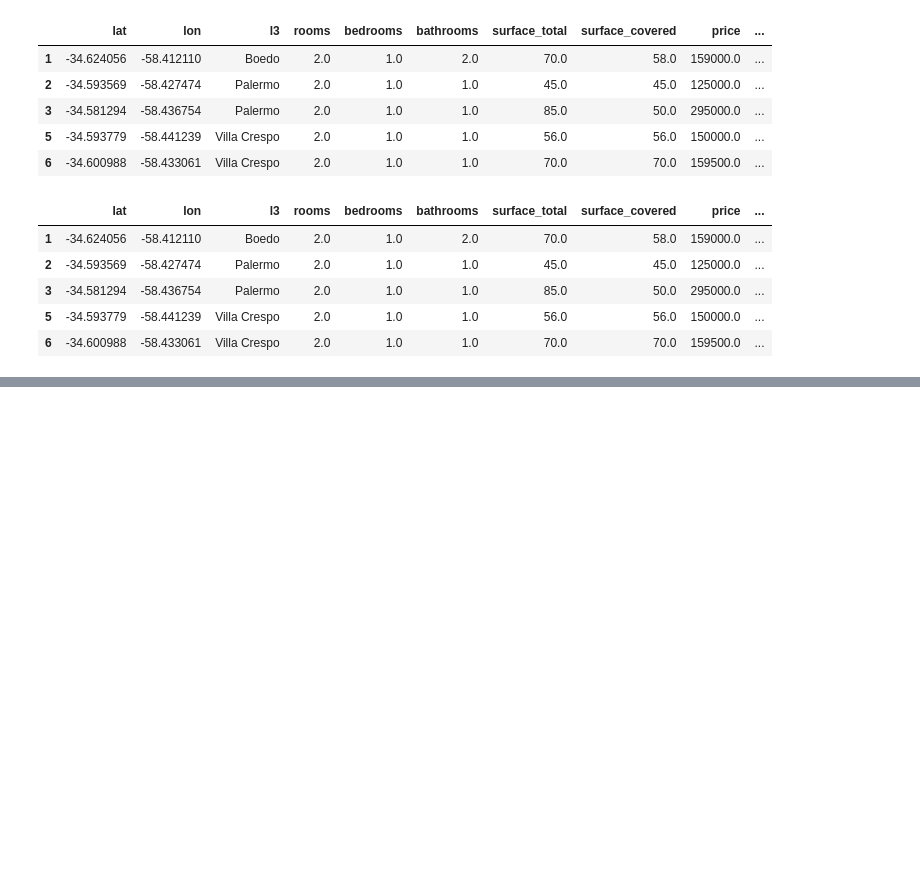
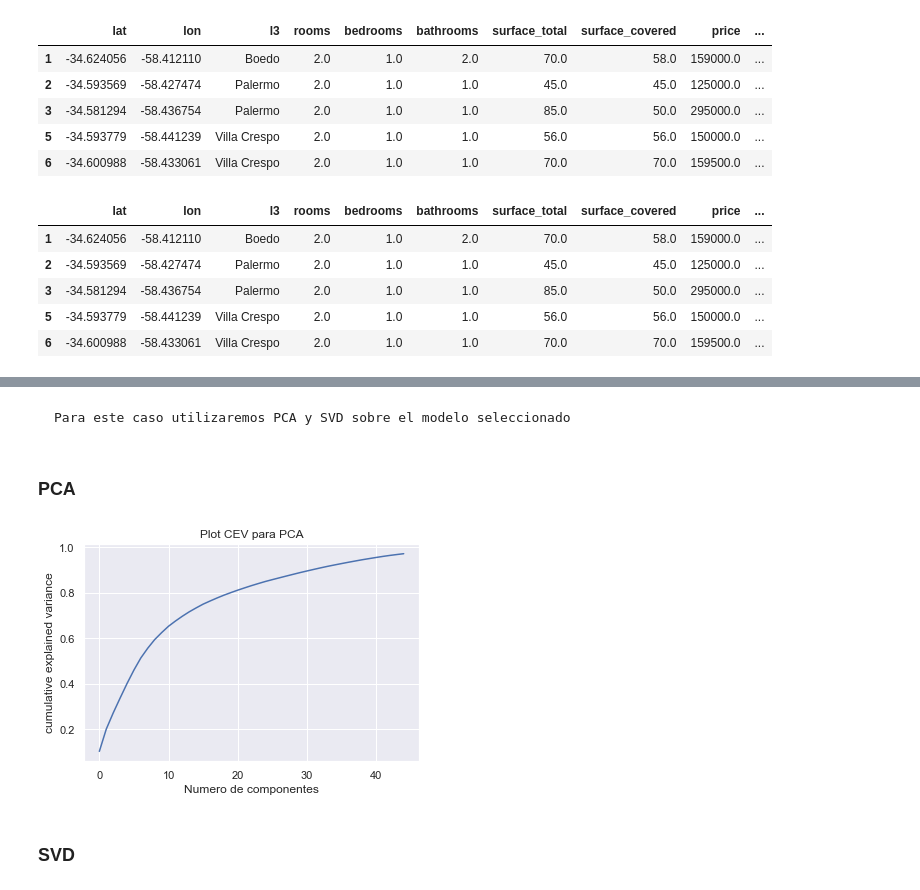
Before and after one commit to leobrandoon/house_price_prediction_v2, a Jupyter notebook: LeonardoGonzalez_Proyecto_02.ipynb, the cells around one changed output, grey strips where cells are left out. Drawn from its saved outputs; the diff is of its cells as text; code cells hidden in the pictures; blank space fills up the shorter version.

```diff
--- a/LeonardoGonzalez_Proyecto_02.ipynb
+++ b/LeonardoGonzalez_Proyecto_02.ipynb
@@ -818,0 +731,2 @@ RMSE en test: 42101.71481761607
+# %% [markdown]
+    Para este caso utilizaremos PCA y SVD sobre el modelo seleccionado
@@ -818,0 +738,2 @@ RMSE en test: 42101.71481761607
+# %% [markdown]
+### PCA
@@ -818,0 +754,10 @@ RMSE en test: 42101.71481761607
+# %%
+pca = PCA(45).fit(X_test)
+plt.plot(np.cumsum(pca.explained_variance_ratio_))
+plt.title("Plot CEV para PCA")
+plt.xlabel('Numero de componentes')
+plt.ylabel('cumulative explained variance');
+# %% [output]
+[figure, added]
+# %% [markdown]
+### SVD
```
Also changed, not shown: parts of 120 cells of this notebook.
